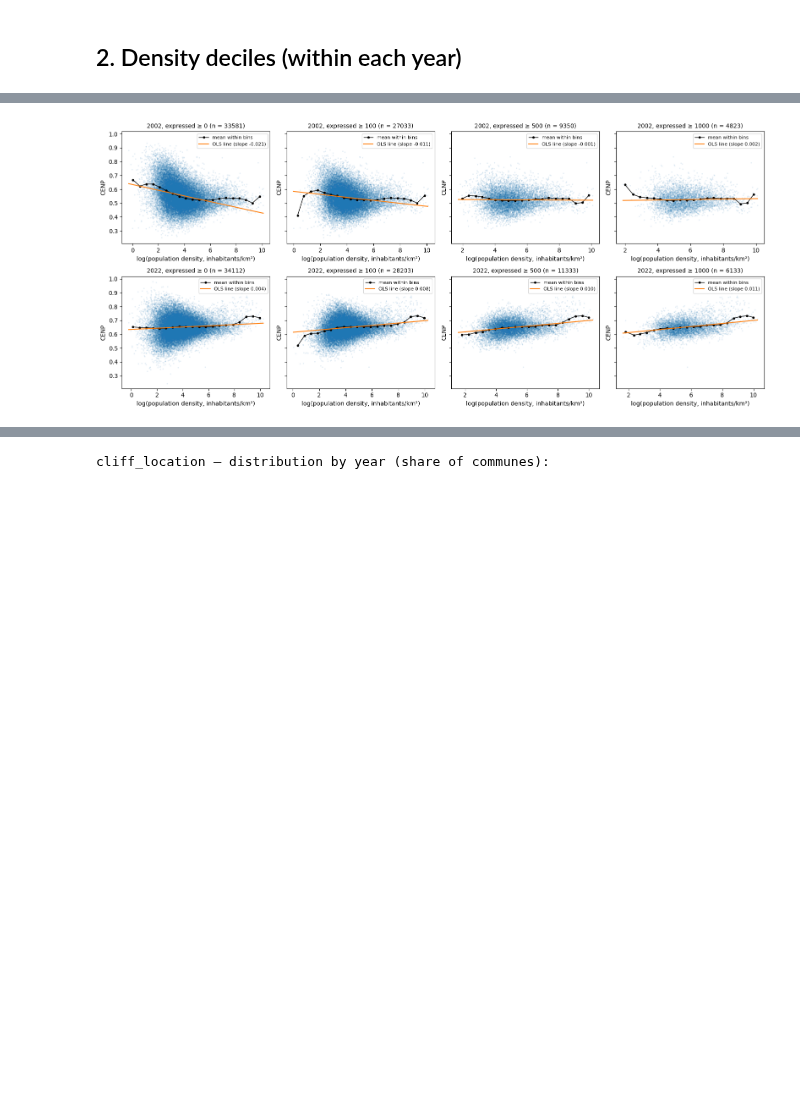
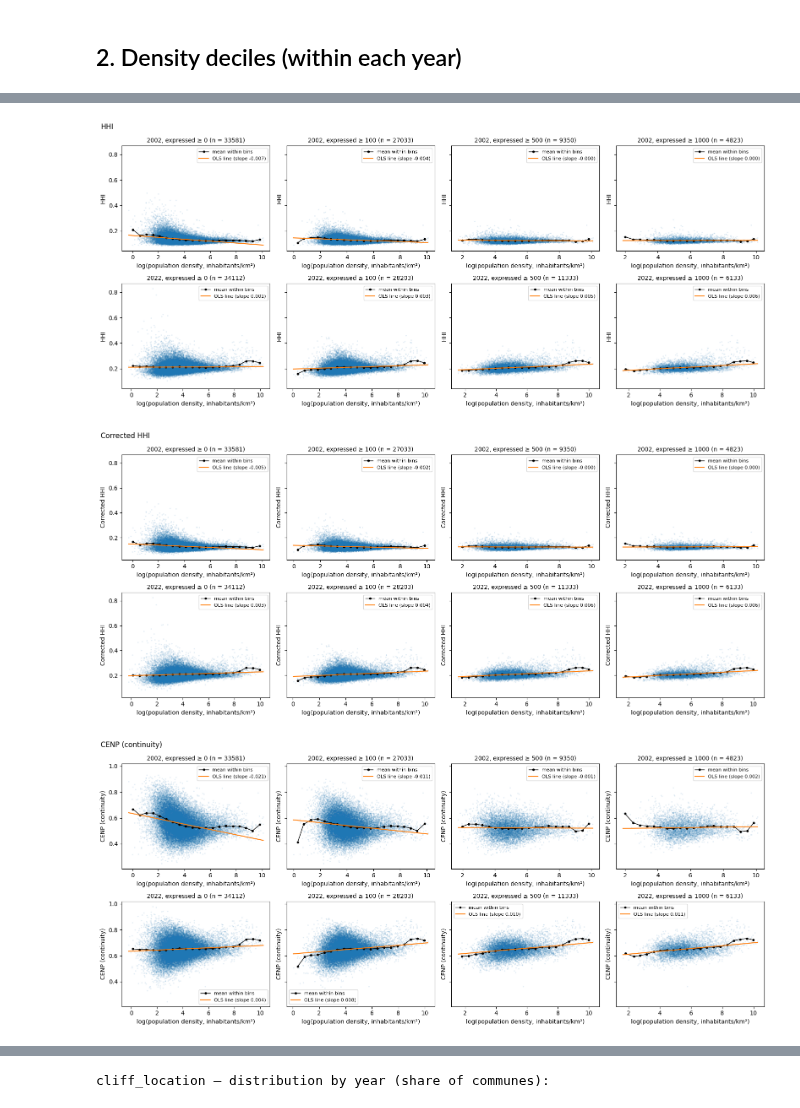
Before and after one commit to clarasalas/strategic-voting-geo-2RS, a Jupyter notebook: notebooks/analysis_communes.ipynb, the cells around one changed output, grey strips where cells are left out. Drawn from its saved outputs; the diff is of its cells as text; code cells hidden in the pictures; blank space fills up the shorter version.

```diff
--- a/notebooks/analysis_communes.ipynb
+++ b/notebooks/analysis_communes.ipynb
@@ -141,11 +166,12 @@ by_decile
 # %%
-fig, ax = plt.subplots(figsize=(7, 4.5))
-for year in YEARS:
-    ax.plot(by_decile.loc[year].index, by_decile.loc[year]["CENP_mean"], "o-", label=str(year))
-ax.set_xticks(range(1, 11))
-ax.set_xlabel("Density decile within the election year (1 = least dense)")
-ax.set_ylabel("Mean CENP")
-ax.set_title("Mean CENP by commune density decile")
-ax.legend()
+fig, axes = plt.subplots(1, len(OUTCOMES), figsize=(18, 4.5))
+for ax, (y, label) in zip(axes, OUTCOMES.items()):
+    for year in YEARS:
+        ax.plot(by_decile.loc[year].index, by_decile.loc[year][f"{y}_mean"], "o-", label=str(year))
+    ax.set_xticks(range(1, 11))
+    ax.set_xlabel("Density decile within the election year (1 = least dense)")
+    ax.set_ylabel(f"Mean {label}")
+    ax.set_title(f"Mean {label} by commune density decile")
+    ax.legend()
 show_plot(fig)
 # %% [output]
@@ -158,11 +186,13 @@ votes — none of these cutoffs is "the right one"; the point is to see whether
 # %%
 CUTOFFS = [0, 100, 500, 1000]
 rows = []
-for year in YEARS:
-    for cutoff in CUTOFFS:
-        sub = main[(main["year"] == year) & (main["expressed"] >= cutoff)]
-        rows.append({"year": year, "min_expressed": cutoff, **association_stats(sub, "CENP", weighted=True)})
-robustness = pd.DataFrame(rows).set_index(["year", "min_expressed"])
+for y in OUTCOMES:
+    for year in YEARS:
+        for cutoff in CUTOFFS:
+            sub = main[(main["year"] == year) & (main["expressed"] >= cutoff)]
+            rows.append({"outcome": y, "year": year, "min_expressed": cutoff,
+                         **association_stats(sub, y, weighted=True)})
+robustness = pd.DataFrame(rows).set_index(["outcome", "year", "min_expressed"])
 robustness[["n", "pearson_r", "spearman_rho", "ols_coef", "ols_se", "ols_se_HC1", "ols_p", "ols_R2",
             "wls_coef", "wls_se_HC1", "wls_p_HC1"]]
 # %% [output]
@@ -179,9 +217,13 @@ robustness[["n", "pearson_r", "spearman_rho", "ols_coef", "ols_se", "ols_se_HC1"
 # %%
-fig, axes = plt.subplots(len(YEARS), len(CUTOFFS), figsize=(16, 7), sharey=True)
-for i, year in enumerate(YEARS):
-    for j, cutoff in enumerate(CUTOFFS):
-        sub = main[(main["year"] == year) & (main["expressed"] >= cutoff)]
-        commune_scatter(sub, "CENP", axes[i, j], f"{year}, expressed ≥ {cutoff} (n = {len(sub)})", "CENP")
-show_plot(fig)
+for y, label in OUTCOMES.items():
+    fig, axes = plt.subplots(len(YEARS), len(CUTOFFS), figsize=(16, 7), sharey=True)
+    for i, year in enumerate(YEARS):
+        for j, cutoff in enumerate(CUTOFFS):
+            sub = main[(main["year"] == year) & (main["expressed"] >= cutoff)].dropna(subset=[y])
+            commune_scatter(sub, y, axes[i, j], f"{year}, expressed ≥ {cutoff} (n = {len(sub)})", label)
+    fig.suptitle(label, fontsize=12, x=0.01, ha="left")
+    show_plot(fig)
 # %% [output]
-[figure, old version]
+[figure, new version]
+[figure, added]
+[figure, added]
```
Also changed, not shown: parts of 17 cells of this notebook, 21 other files.
